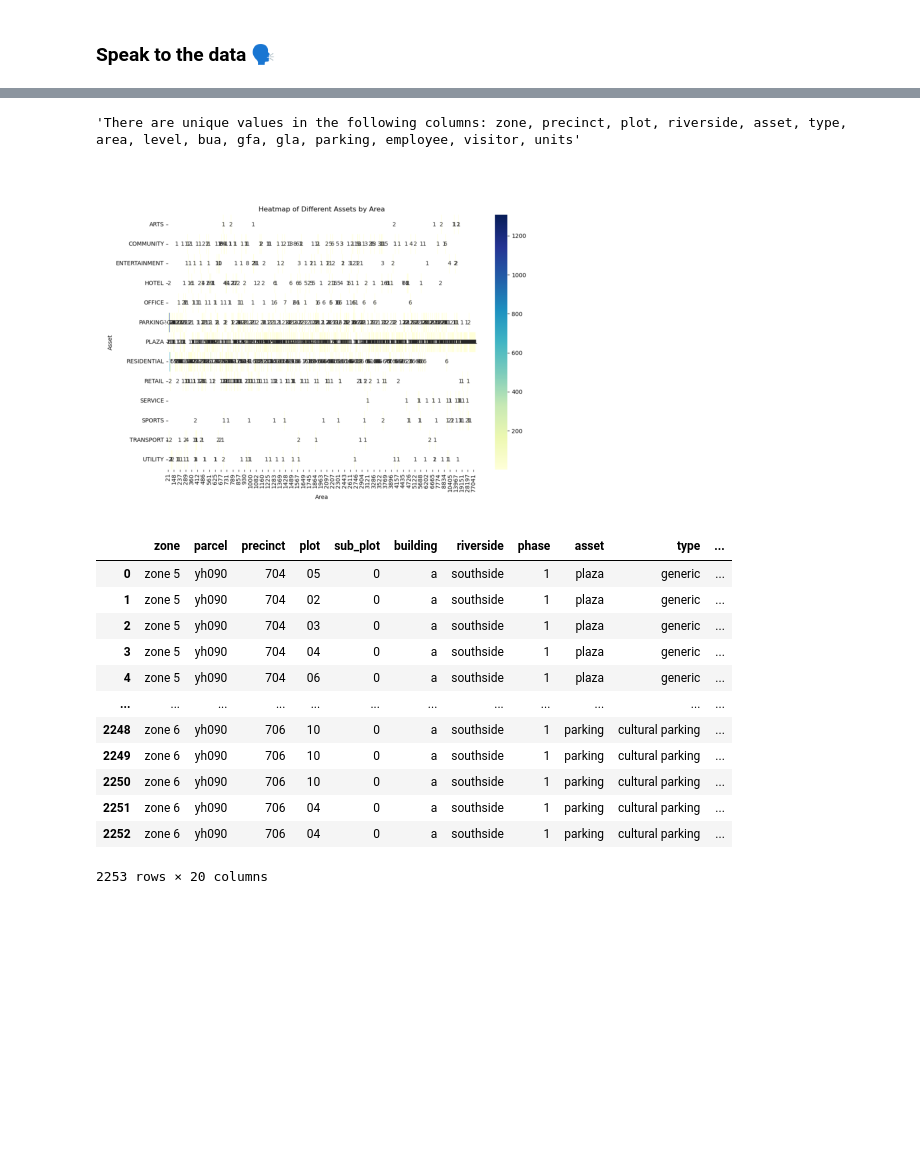
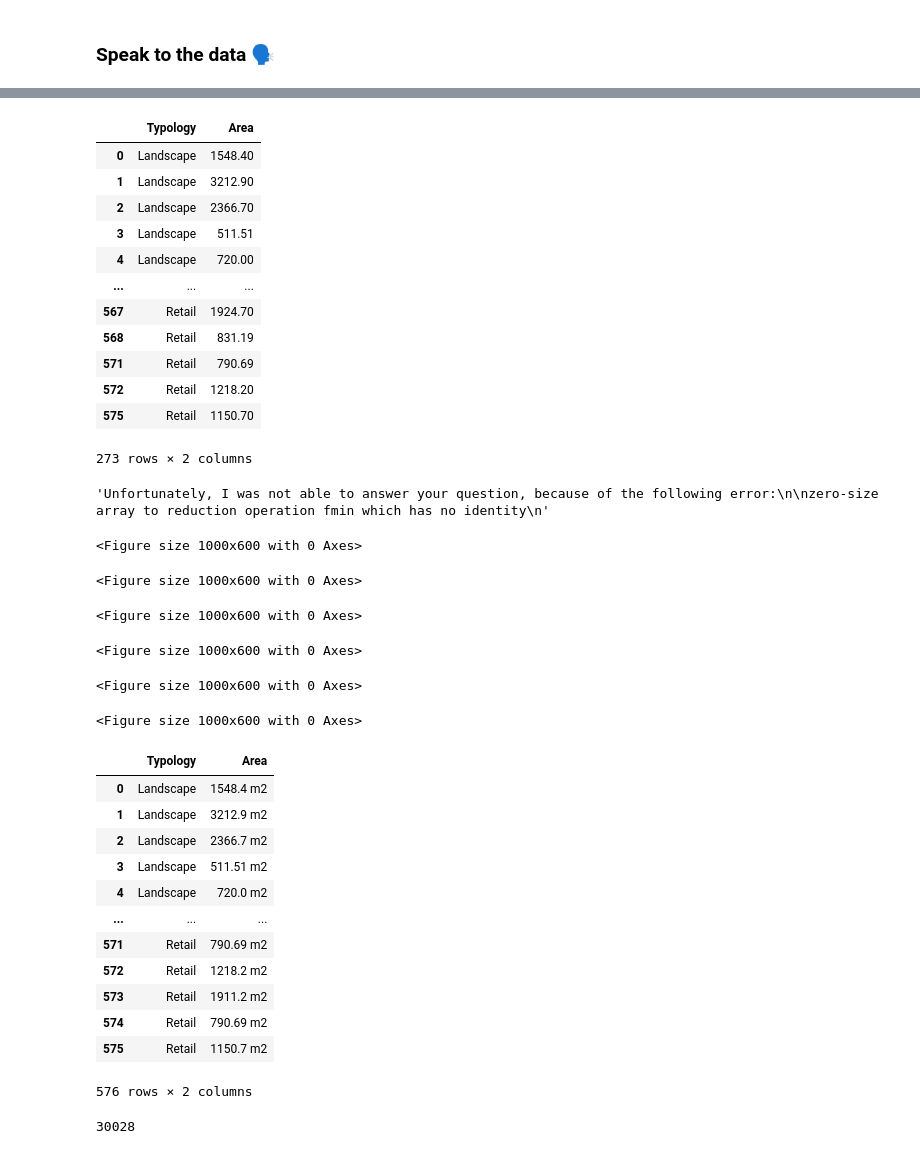
Before and after one commit to hramzan01/project_zero, a Jupyter notebook: nb_pandas_ai.ipynb, the cells around one changed output, grey strips where cells are left out. Drawn from its saved outputs; the diff is of its cells as text; code cells hidden in the pictures; blank space fills up the shorter version.

```diff
--- a/nb_pandas_ai.ipynb
+++ b/nb_pandas_ai.ipynb
@@ -1,10 +1,13 @@
 # %% [markdown]
 # Data Insights with Pandas AI 🐼
 # %%
+import plotly.express as px
 from pandasai import SmartDataframe
 import pandas as pd
+import os
 from pandasai.llm import OpenAI
-llm = OpenAI(api_token="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")
+llm = OpenAI(api_token = os.getenv("OPENAI_API_KEY"))
 import ipywidgets as widgets
+from IPython.display import display
 # %%
 df = pd.read_csv('data_city_ksa.csv')
@@ -47,24 +46,46 @@ data.chat('plot in a bar chart the areas of each asset')
 # %%
 data.chat('is there anything uniques about this dataset')
 # %% [output]
+|  | Typology | Area |
+| 0 | Landscape | 1548.40 |
+| 1 | Landscape | 3212.90 |
+| 2 | Landscape | 2366.70 |
+| 3 | Landscape | 511.51 |
+| 4 | Landscape | 720.00 |
+| ... | ... | ... |
+| 567 | Retail | 1924.70 |
+| 568 | Retail | 831.19 |
+| 571 | Retail | 790.69 |
+| 572 | Retail | 1218.20 |
+| 575 | Retail | 1150.70 |
-'There are unique values in the following columns: zone, precinct, plot, riverside, asset, type, area, level, bua, gfa, gla, parking, employee, visitor, units'
+273 rows × 2 columns
 # %%
 data.chat('plot heatmap of different assets by area')
 # %% [output]
-[figure, removed]
+'Unfortunately, I was not able to answer your question, because of the following error:\n\nzero-size array to reduction operation fmin which has no identity\n'
+<Figure size 1000x600 with 0 Axes>
+<Figure size 1000x600 with 0 Axes>
+<Figure size 1000x600 with 0 Axes>
+<Figure size 1000x600 with 0 Axes>
+<Figure size 1000x600 with 0 Axes>
+<Figure size 1000x600 with 0 Axes>
 # %%
-data.chat('can you redo the table so all the area values are appended with a m2 at the end')
+data.chat('append all area values with m2')
 # %% [output]
-|  | zone | parcel | precinct | plot | sub_plot | building | riverside | phase | asset | type | ... |
-| 0 | zone 5 | yh090 | 704 | 05 | 0 | a | southside | 1 | plaza | generic | ... |
-| 1 | zone 5 | yh090 | 704 | 02 | 0 | a | southside | 1 | plaza | generic | ... |
-| 2 | zone 5 | yh090 | 704 | 03 | 0 | a | southside | 1 | plaza | generic | ... |
-| 3 | zone 5 | yh090 | 704 | 04 | 0 | a | southside | 1 | plaza | generic | ... |
-| 4 | zone 5 | yh090 | 704 | 06 | 0 | a | southside | 1 | plaza | generic | ... |
-| ... | ... | ... | ... | ... | ... | ... | ... | ... | ... | ... | ... |
-| 2248 | zone 6 | yh090 | 706 | 10 | 0 | a | southside | 1 | parking | cultural parking | ... |
-| 2249 | zone 6 | yh090 | 706 | 10 | 0 | a | southside | 1 | parking | cultural parking | ... |
-| 2250 | zone 6 | yh090 | 706 | 10 | 0 | a | southside | 1 | parking | cultural parking | ... |
-| 2251 | zone 6 | yh090 | 706 | 04 | 0 | a | southside | 1 | parking | cultural parking | ... |
-| 2252 | zone 6 | yh090 | 706 | 04 | 0 | a | southside | 1 | parking | cultural parking | ... |
+|  | Typology | Area |
+| 0 | Landscape | 1548.4 m2 |
+| 1 | Landscape | 3212.9 m2 |
+| 2 | Landscape | 2366.7 m2 |
+| 3 | Landscape | 511.51 m2 |
+| 4 | Landscape | 720.0 m2 |
+| ... | ... | ... |
+| 571 | Retail | 790.69 m2 |
+| 572 | Retail | 1218.2 m2 |
+| 573 | Retail | 1911.2 m2 |
+| 574 | Retail | 790.69 m2 |
+| 575 | Retail | 1150.7 m2 |
-2253 rows × 20 columns
+576 rows × 2 columns
+# %%
+data.chat('how many employees in total for the south city?')
+# %% [output]
+30028
```
Also changed, not shown: parts of 6 cells of this notebook, 9 other files.
